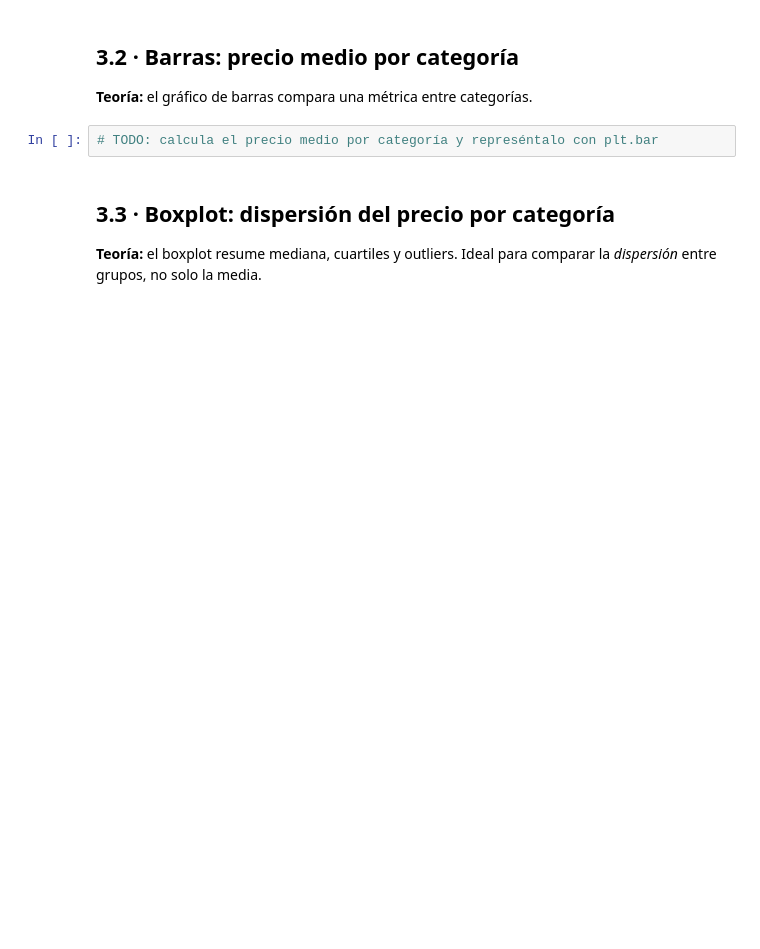
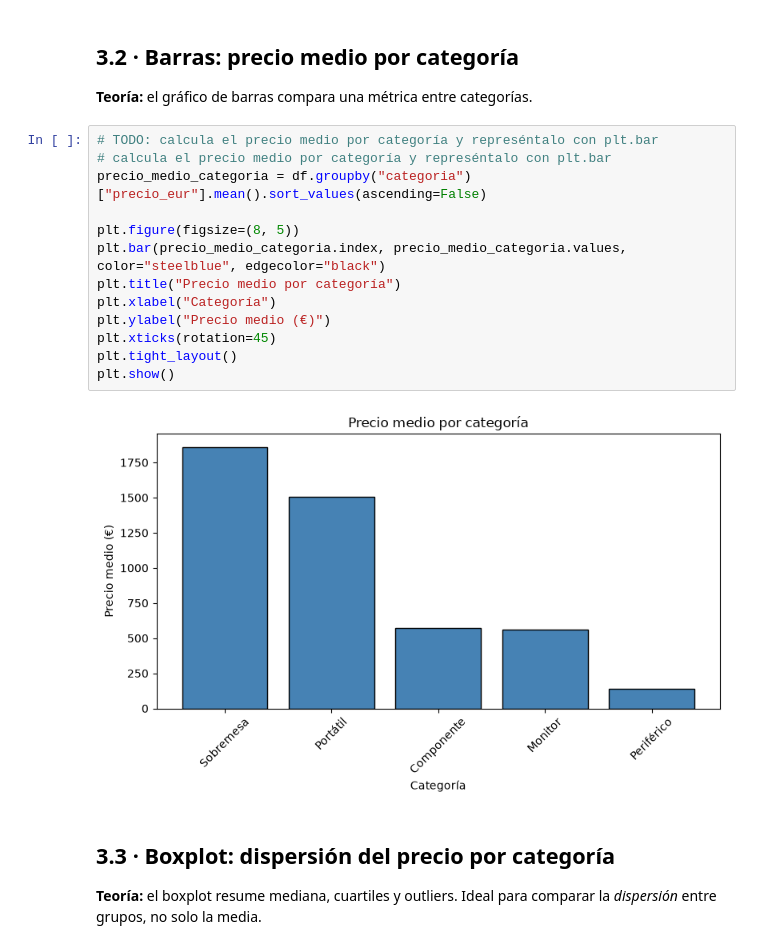
Before and after one commit to crusader-Reb0rn123/Reto_DatogamiJR_1, a Jupyter notebook: reto_tecnostore.ipynb, the cells around one changed output. Saved outputs shown, nothing was run; the diff lists cells and outputs as text; blank space fills up the shorter version.

```diff
--- a/reto_tecnostore.ipynb
+++ b/reto_tecnostore.ipynb
@@ -393,6 +486,19 @@ numérica. Útil para ver concentración, sesgo o colas.
 **Teoría:** el gráfico de barras compara una métrica entre categorías.
 # %%
 # TODO: calcula el precio medio por categoría y represéntalo con plt.bar
+# calcula el precio medio por categoría y represéntalo con plt.bar
+precio_medio_categoria = df.groupby("categoria")["precio_eur"].mean().sort_values(ascending=False)
+
+plt.figure(figsize=(8, 5))
+plt.bar(precio_medio_categoria.index, precio_medio_categoria.values, color="steelblue", edgecolor="black")
+plt.title("Precio medio por categoría")
+plt.xlabel("Categoría")
+plt.ylabel("Precio medio (€)")
+plt.xticks(rotation=45)
+plt.tight_layout()
+plt.show()
+# %% [output]
+[figure, added]
 # %% [markdown]
 ## 3.3 · Boxplot: dispersión del precio por categoría
 
```
Also changed, not shown: parts of 10 cells of this notebook.
